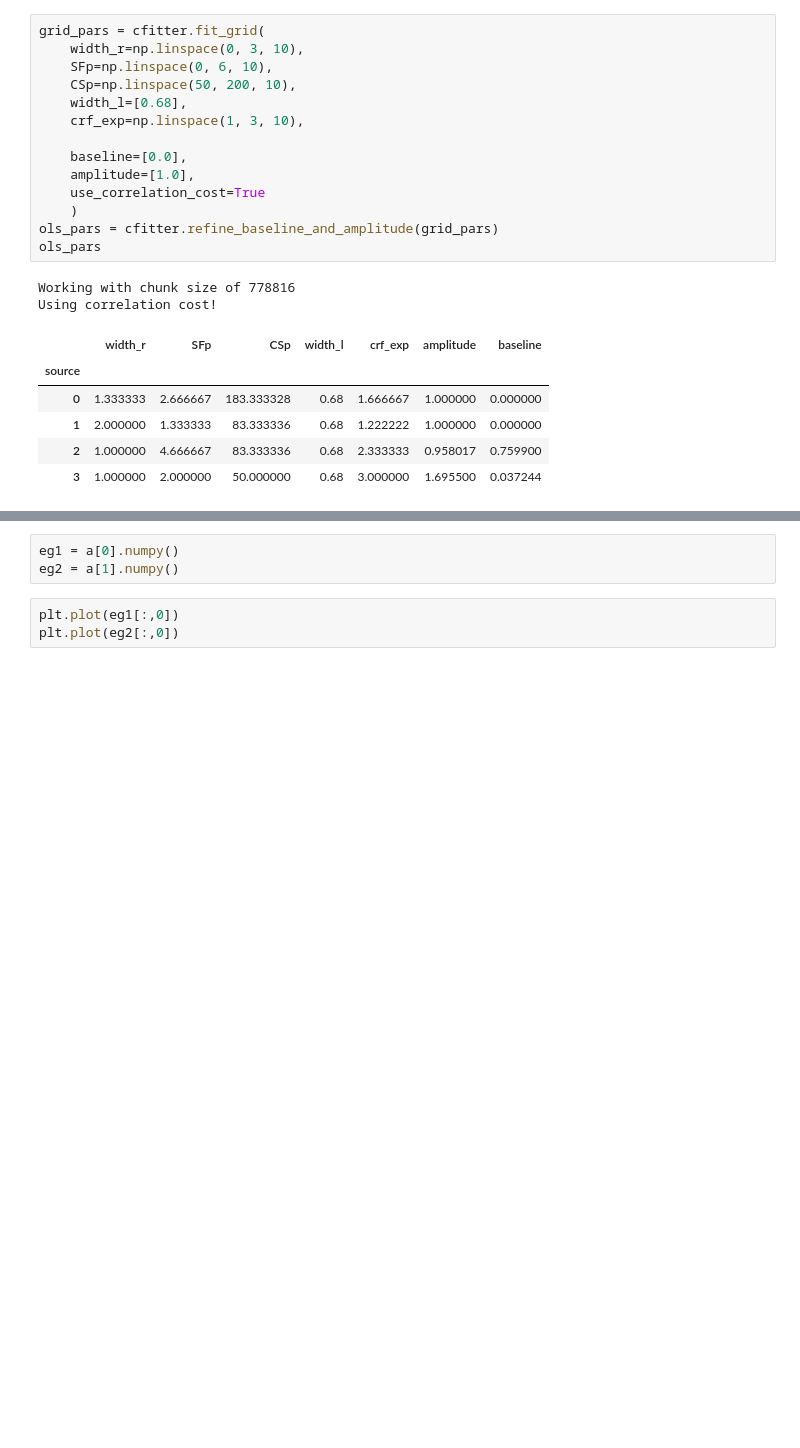
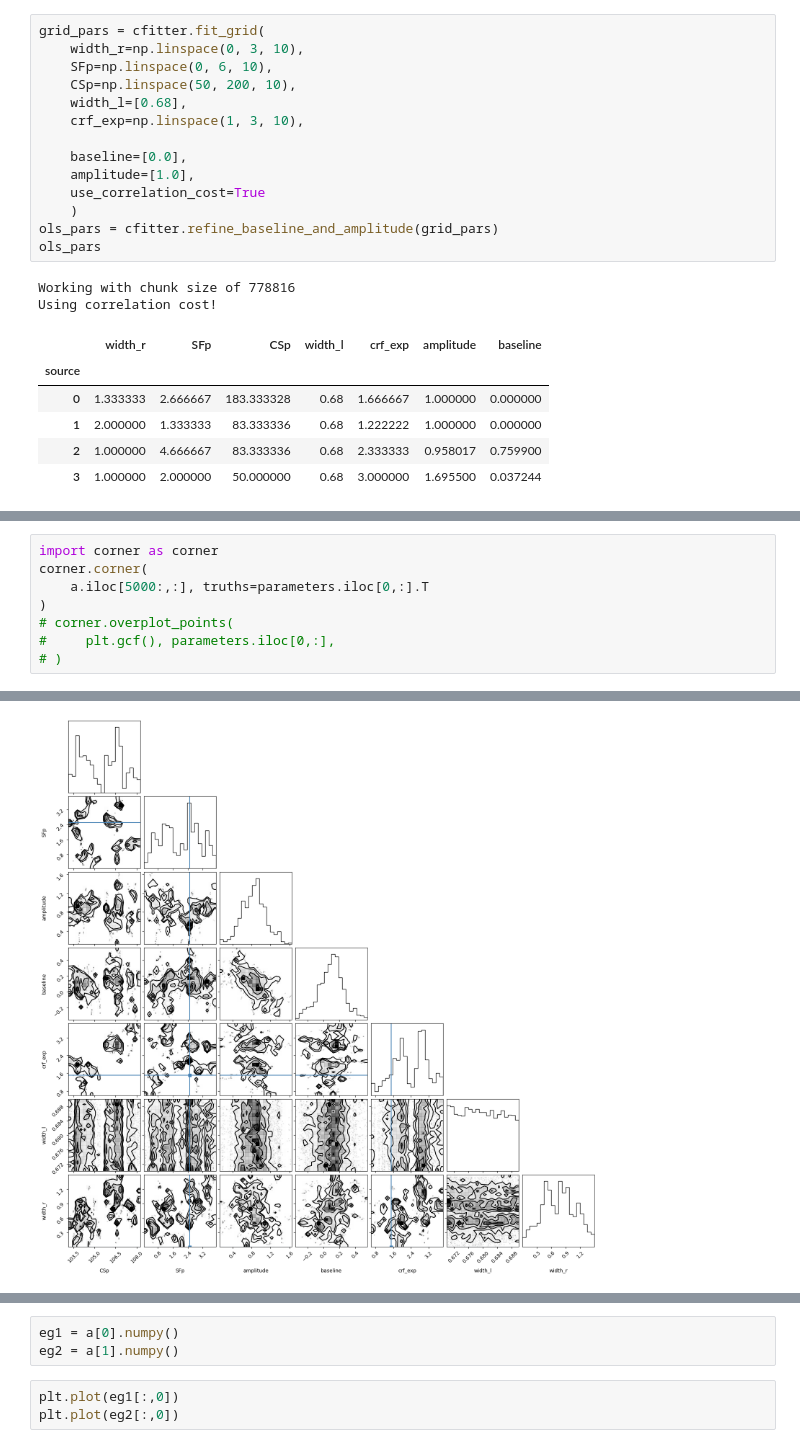
Before and after one commit to mdaghlian/braincoder_bprf, a Jupyter notebook: notebooks/CSENF_mcmc.ipynb, the cells around one changed output, grey strips where cells are left out. Cells and saved outputs as stored; diff of their text form; blank space fills up the shorter version.

```diff
--- a/notebooks/CSENF_mcmc.ipynb
+++ b/notebooks/CSENF_mcmc.ipynb
@@ -107,0 +210,9 @@ Running HMC...
+# %%
+import corner as corner
+corner.corner(
+    a.iloc[5000:,:], truths=parameters.iloc[0,:].T
+)
+# corner.overplot_points(
+#     plt.gcf(), parameters.iloc[0,:],
+# )
+# %% [output]
@@ -107,0 +220 @@ Running HMC...
+[figure, added]
```
Also changed, not shown: parts of 14 cells of this notebook, 2 other files.
